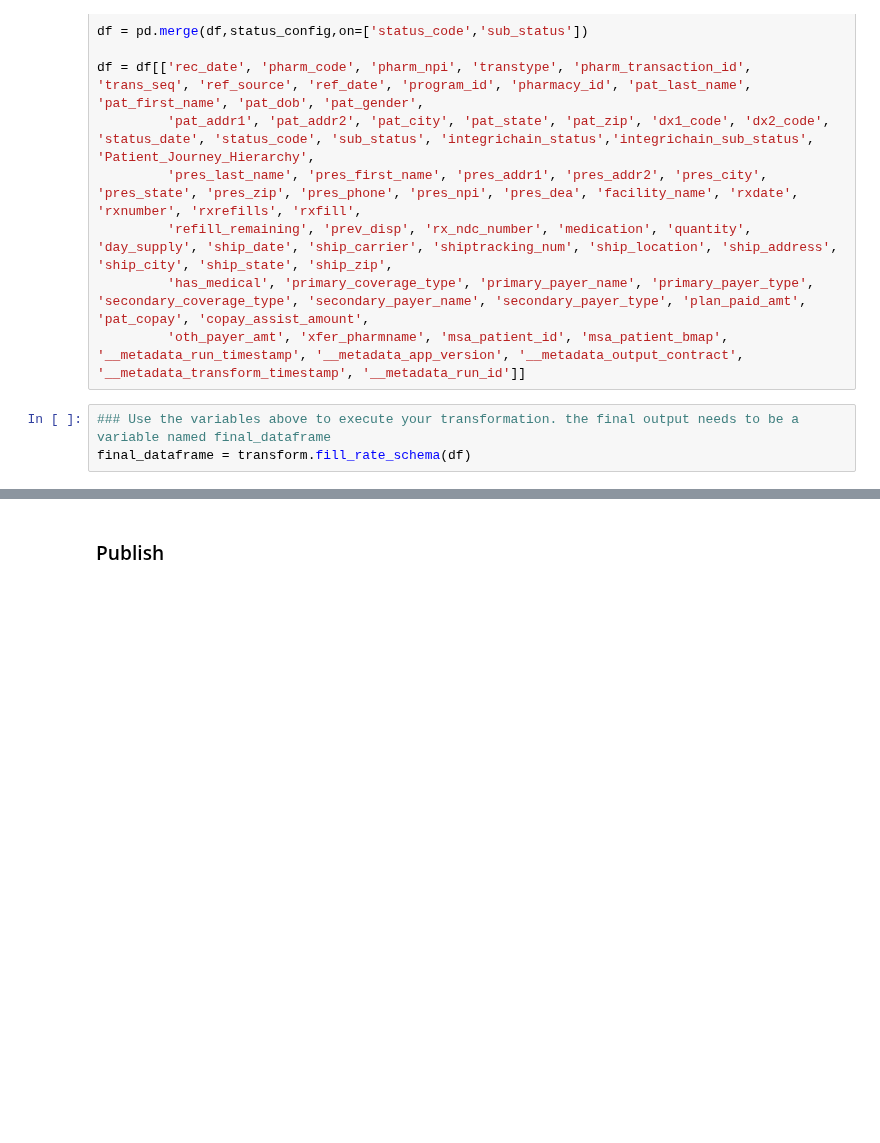
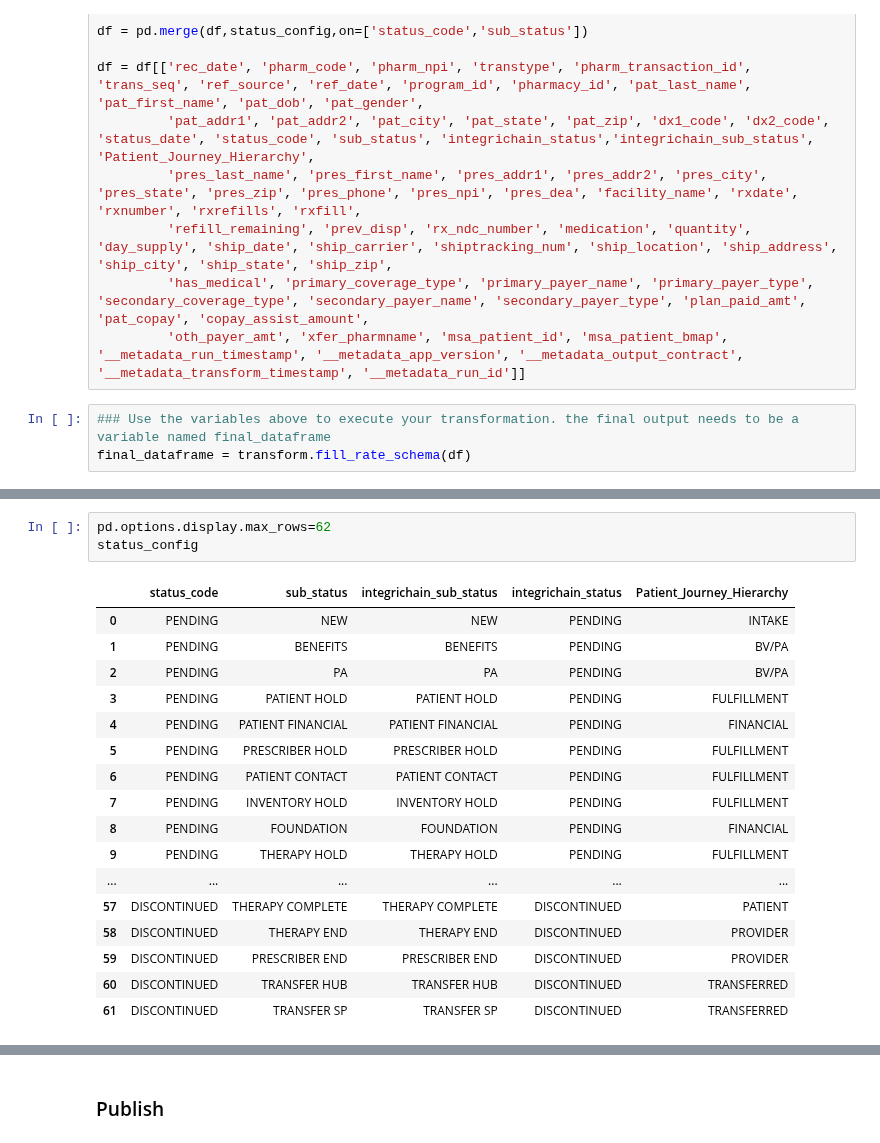
Before and after one commit to RyanAdalbert/s3parq, a Jupyter notebook: transforms/fill_rate_schema.ipynb, the cells around one changed output, grey strips where cells are left out. Cells and saved outputs as stored; diff of their text form; blank space fills up the shorter version.

```diff
--- a/transforms/fill_rate_schema.ipynb
+++ b/transforms/fill_rate_schema.ipynb
@@ -296,0 +349,21 @@ status_code, substatus, statuddate, referraldate, shipdate, firstfilldate, cance
+# %%
+pd.options.display.max_rows=62
+status_config
+# %% [output]
+|  | status_code | sub_status | integrichain_sub_status | integrichain_status | Patient_Journey_Hierarchy |
+| 0 | PENDING | NEW | NEW | PENDING | INTAKE |
+| 1 | PENDING | BENEFITS | BENEFITS | PENDING | BV/PA |
+| 2 | PENDING | PA | PA | PENDING | BV/PA |
+| 3 | PENDING | PATIENT HOLD | PATIENT HOLD | PENDING | FULFILLMENT |
+| 4 | PENDING | PATIENT FINANCIAL | PATIENT FINANCIAL | PENDING | FINANCIAL |
+| 5 | PENDING | PRESCRIBER HOLD | PRESCRIBER HOLD | PENDING | FULFILLMENT |
+| 6 | PENDING | PATIENT CONTACT | PATIENT CONTACT | PENDING | FULFILLMENT |
+| 7 | PENDING | INVENTORY HOLD | INVENTORY HOLD | PENDING | FULFILLMENT |
+| 8 | PENDING | FOUNDATION | FOUNDATION | PENDING | FINANCIAL |
+| 9 | PENDING | THERAPY HOLD | THERAPY HOLD | PENDING | FULFILLMENT |
+| ... | ... | ... | ... | ... | ... |
+| 57 | DISCONTINUED | THERAPY COMPLETE | THERAPY COMPLETE | DISCONTINUED | PATIENT |
+| 58 | DISCONTINUED | THERAPY END | THERAPY END | DISCONTINUED | PROVIDER |
+| 59 | DISCONTINUED | PRESCRIBER END | PRESCRIBER END | DISCONTINUED | PROVIDER |
+| 60 | DISCONTINUED | TRANSFER HUB | TRANSFER HUB | DISCONTINUED | TRANSFERRED |
+| 61 | DISCONTINUED | TRANSFER SP | TRANSFER SP | DISCONTINUED | TRANSFERRED |
```
Also changed, not shown: parts of 12 cells of this notebook.
